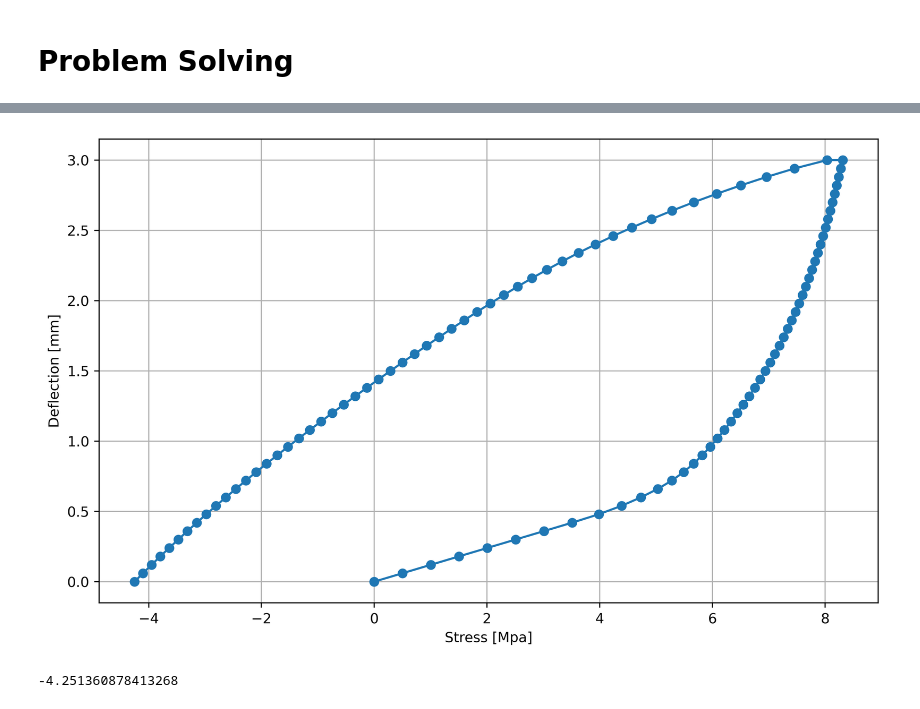
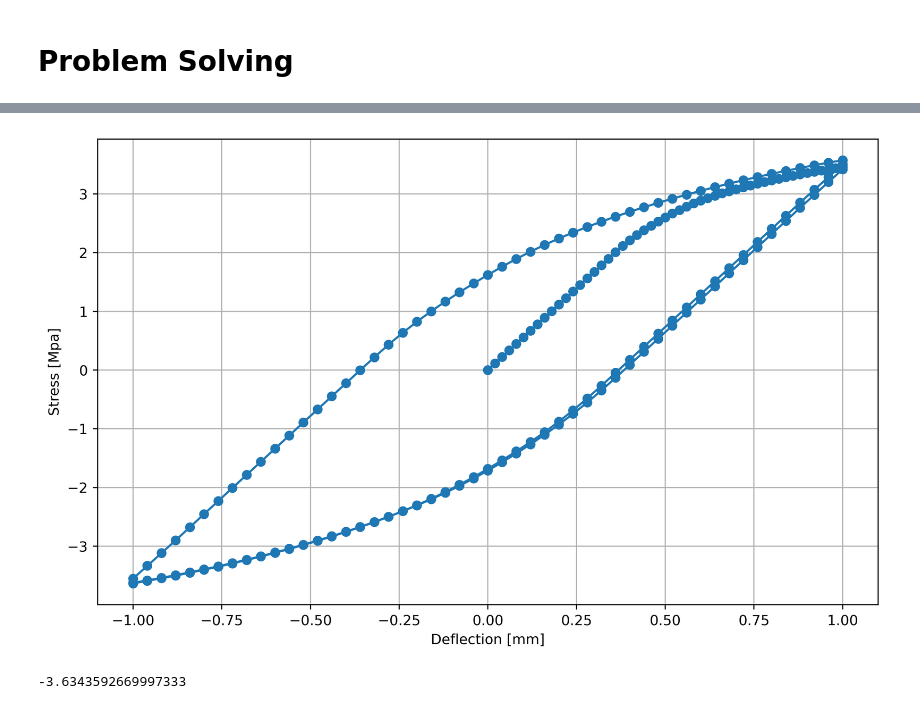
Before and after one commit to jorgenin/2.077-Fenicsx-Plasticity, a Jupyter notebook: 3d_Plasticity_Bending.ipynb, the cells around one changed output, grey strips where cells are left out. Cells and saved outputs as stored; diff of their text form; code cells hidden in the pictures.

```diff
--- a/3d_Plasticity_Bending.ipynb
+++ b/3d_Plasticity_Bending.ipynb
@@ -37,14 +37,14 @@ geom = {"longside" : 100.0,     # mm
 
 
 # Mechanicals parameters
-mech = {"E" : 300e3,    # MPa
+mech = {"E" : 200e3,    # MPa
         "nu" : 0.3,     #
-        "sig0" : 180.0,  # MPa
-        "H" : 20.0, # MPa
+        "sig0" : 100.0,  # MPa
+        "H" : 1250.0, # MPa
         "r" : 1.0,
-        "Y_s" :300.0,#mpa
-        "C" : 60.0e3,
-        "gamma":10.0
+        "Y_s" :250.0,#mpa
+        "C" : 40.0e3,
+        "gamma":400.0
 
         }
 
@@ -56,7 +56,7 @@ stud = {"deg_u" : 1,    # Interpolation of u
 
 load_steps  = {
         "N_incr" : 60,  # Number of load steps
-        "max_disp" : 3.0 # Maximal displacemen
+        "max_disp" : 1.0 # Maximal displacemen
         }
 # %% [markdown]
 # Domain and Boundary Definition
@@ -158,9 +158,9 @@ saver = Problem_Saver(plastic_problem,problem_name)
 # %%
 K = 25*2  # number of steps per load phase
 Z = 2  # number of cycles
-load, unload,load_2 = np.linspace(0.0, 1.0, num=K + 1), np.linspace(1.0, 0, num=K+ 1), np.linspace(-1.0, 1.0, num=K + 1)
+load, unload,load_2 = np.linspace(0.0, 1.0, num=K + 1), np.linspace(1.0, -1.0, num=K+ 1), np.linspace(-1.0, 1.0, num=K + 1)
 cycle = np.concatenate((unload, load_2, unload,load_2))
-cycles = np.concatenate([load]+[unload])
+cycles = np.concatenate([load]+[unload,load_2,unload])
 loads = cycles
 # %%
 startTime = datetime.now()
@@ -274,16 +274,16 @@ Elapsed real time:  0:00:21.703031
 # %%
 import matplotlib.pyplot as plt
 plt.figure(figsize=(10,6),dpi=500)
-plt.plot(results[:, 1], results[:, 0], "-o")
+plt.plot(results[:, 0], results[:, 1], "-o")
 
 #plt.plot(results[:, 0]/geom["longside"], results[:, 3], "-o")
-plt.xlabel(r"Stress [Mpa]")
-plt.ylabel(r"Deflection [mm]")
+plt.ylabel(r"Stress [Mpa]")
+plt.xlabel(r"Deflection [mm]")
 plt.grid()
 plt.show()
 # %% [output]
-[figure, old version]
+[figure, new version]
 # %%
 results[-1,1]
 # %% [output]
--4.251360878413268
+-3.6343592669997333
```
Also changed, not shown: parts of 3 cells of this notebook, 3 other files.
